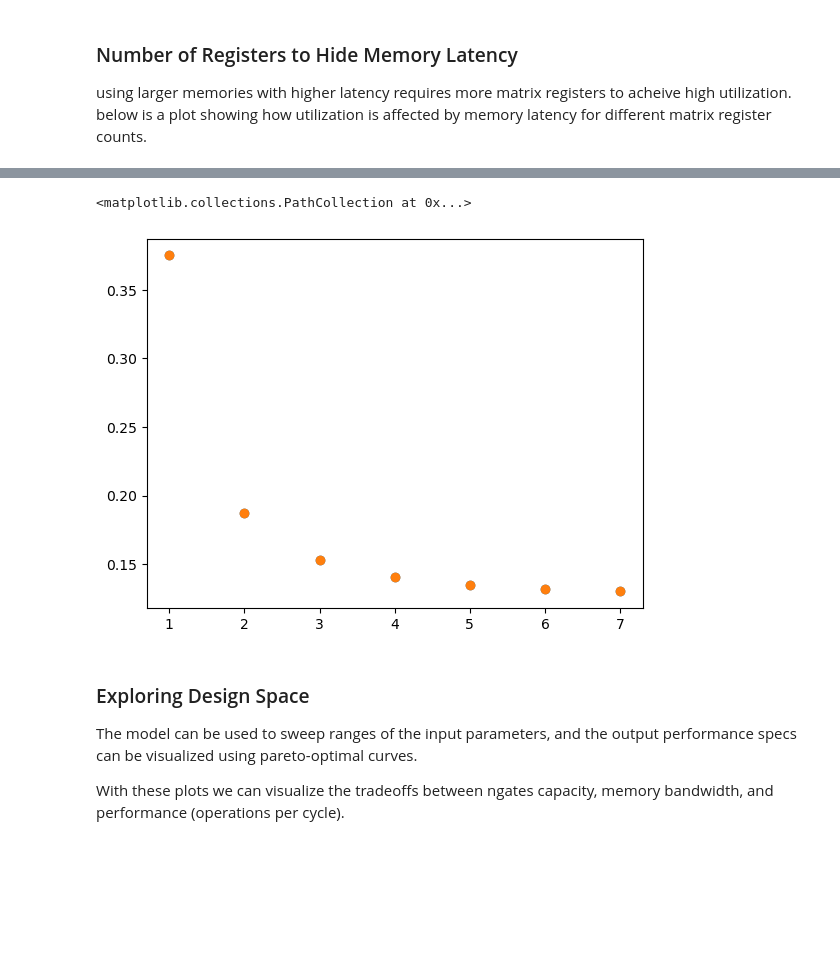
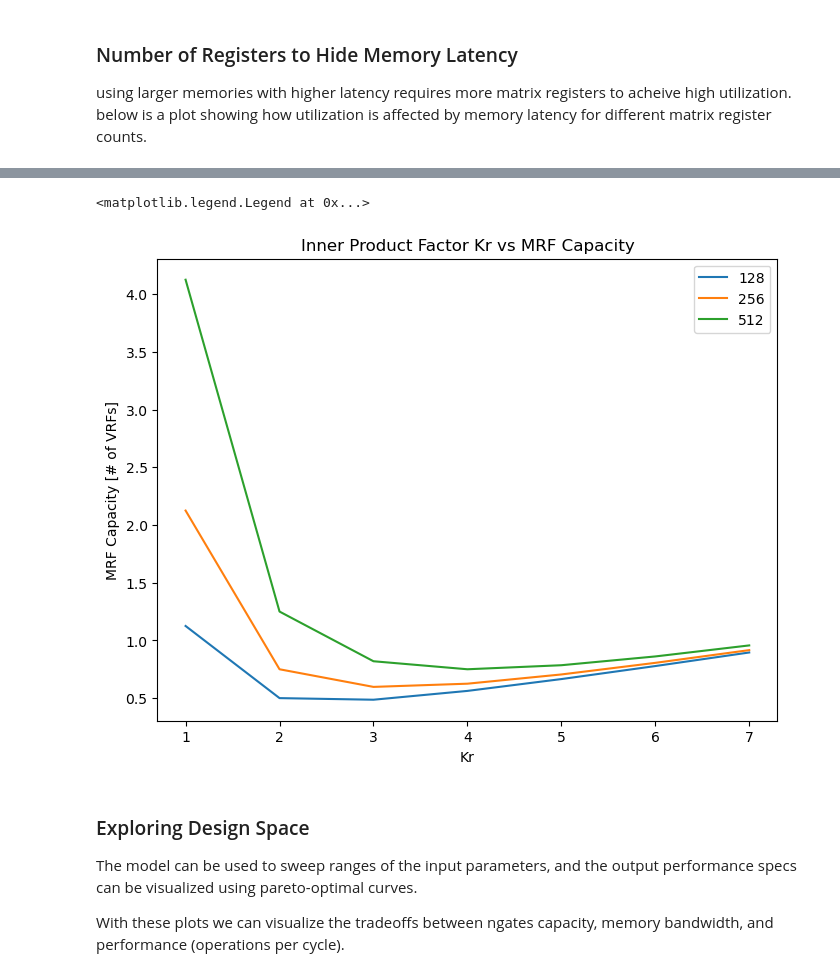
Before and after one commit to miles-rusch-berkeley/rvv-opmu-lynx, a Jupyter notebook: docs/matrix-isa-modelling/reduceK.ipynb, the cells around one changed output, grey strips where cells are left out. Drawn from its saved outputs; the diff is of its cells as text; code cells hidden in the pictures; blank space fills up the shorter version.

```diff
--- a/docs/matrix-isa-modelling/reduceK.ipynb
+++ b/docs/matrix-isa-modelling/reduceK.ipynb
@@ -41,11 +44,29 @@ axs.legend(['mrf_opi', 'mem_opi', 'min_mem_opi'])
-# %%
-mrf_capacity = perf_model['mrf_capacity']
-max_mrf_capacity = perf_model['max_mrf_capacity']
-plt.scatter(kls, mrf_capacity)
-plt.scatter(kls, max_mrf_capacity)
-# %% [output]
-<matplotlib.collections.PathCollection at 0x...>
-[figure, removed]
+# %%
+fig, axs = plt.subplots(figsize=(8,6))
+axs.set_title('Inner Product Factor Kr vs MRF Capacity')
+axs.set_xlabel('Kr')
+axs.set_ylabel('MRF Capacity [# of VRFs]')
+
+kls = np.array(range(1,8))
+for vlB in np.array([128, 256, 512])/8:
+
+    perf_model = fmodel.init_pm(databits=np.array([8]),
+                                vlB=np.array([vlB]),
+                                mlB=np.array([vlB]),
+                                K=np.array([100*8]),
+                                kl=kls)
+
+    # x = perf_model.index.levels[level]
+    mrf_capacity = perf_model['mrf_capacity']
+    max_mrf_capacity = perf_model['max_mrf_capacity']
+
+    axs.plot(kls, mrf_capacity*2**10/(vlB*32))
+    # axs.scatter(kls, max_mrf_capacity)
+
+axs.legend(['128', '256', '512'])
+# %% [output]
+<matplotlib.legend.Legend at 0x...>
+[figure, added]
 # %% [markdown]
 ### Exploring Design Space
 
```
Also changed, not shown: parts of 14 cells of this notebook, 1 other file.
